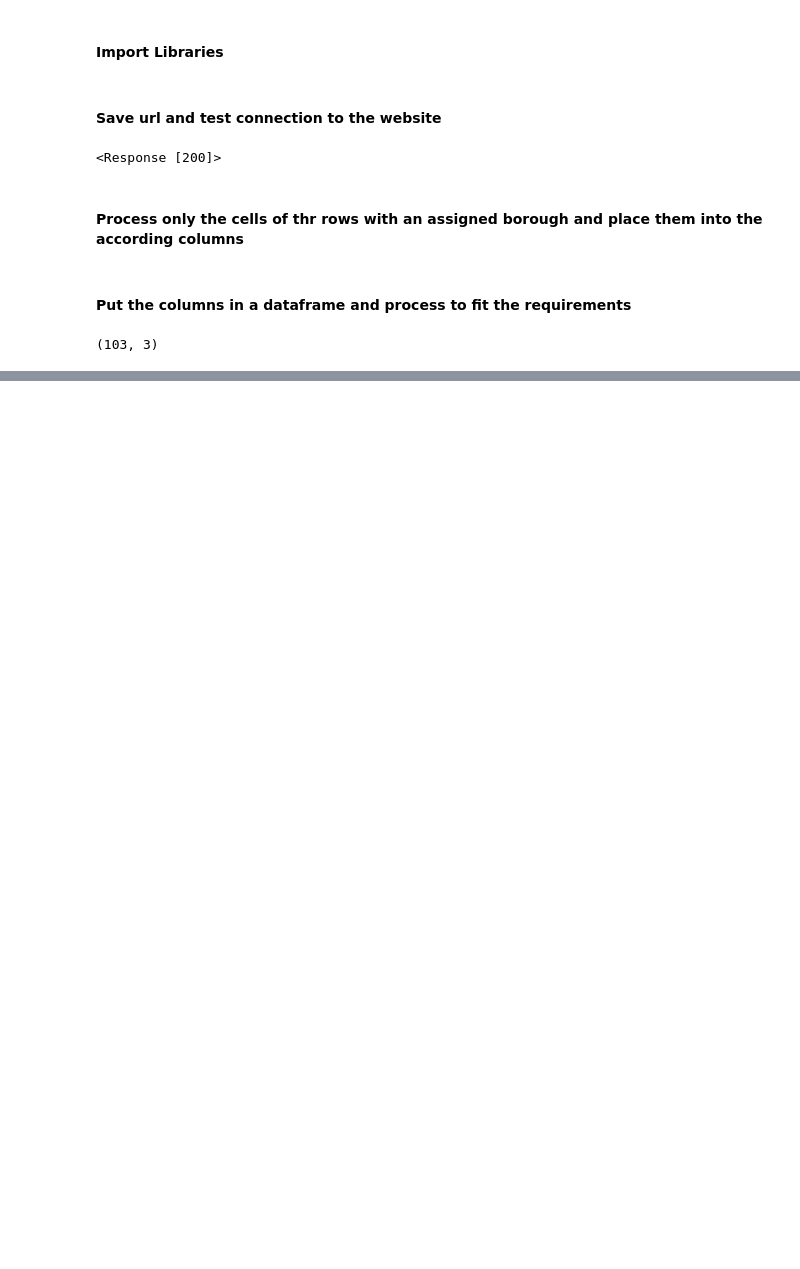
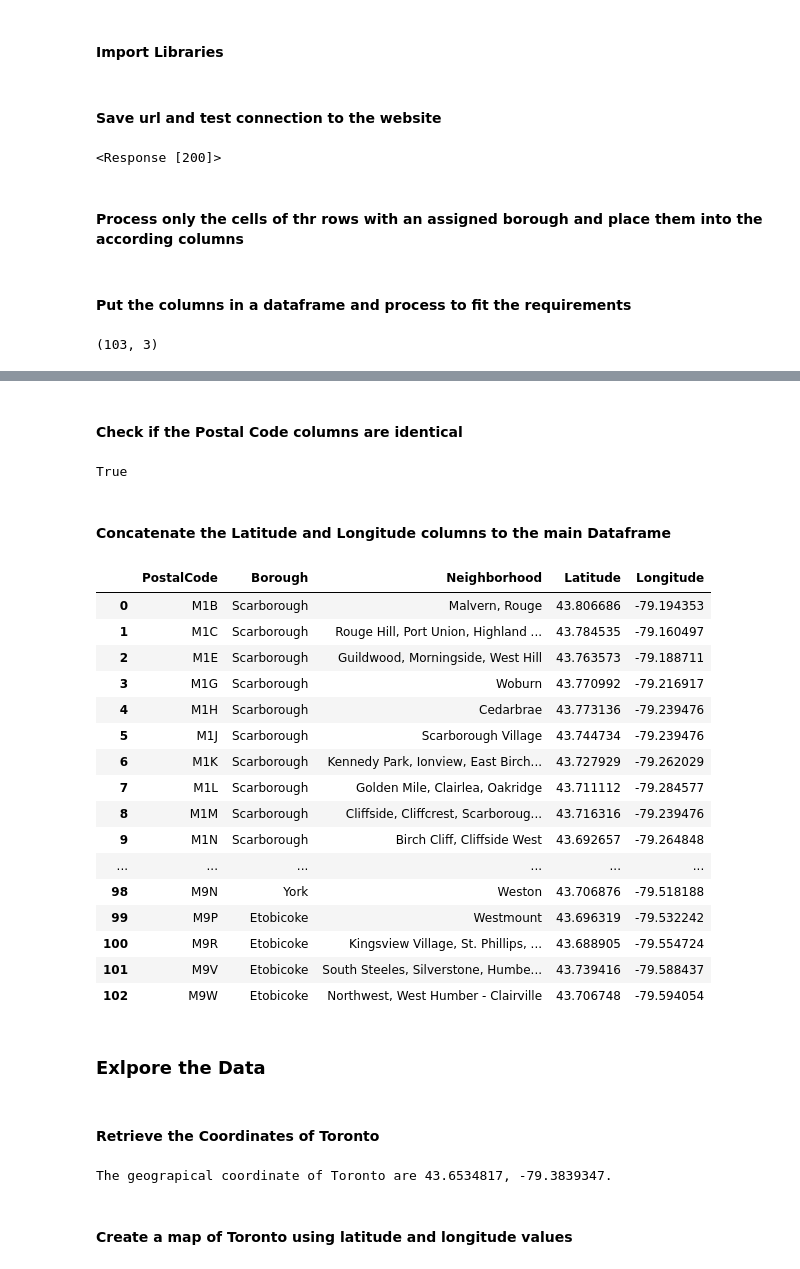
Before and after one commit to cmpt01/Coursera_Capstone, a Jupyter notebook: Segmenting and Clustering Neighborhoods in Toronto.ipynb, the cells around one changed output, grey strips where cells are left out. Cells and saved outputs as stored; diff of their text form; code cells hidden in the pictures; blank space fills up the shorter version.

```diff
--- a/Segmenting and Clustering Neighborhoods in Toronto.ipynb
+++ b/Segmenting and Clustering Neighborhoods in Toronto.ipynb
@@ -5,8 +5,20 @@
 # %%
 import numpy as np # library to handle data in a vectorized manner
 import pandas as pd # library for data analsysis
+pd.set_option('display.max_columns', None)
+pd.set_option('display.max_rows', None)
+
+import json # library to handle JSON files
+from pandas import json_normalize # tranform JSON file into a pandas dataframe
 import requests # library for performing HTTP requests
 from bs4 import BeautifulSoup # library for xml & html scrapping
+from sklearn.cluster import KMeans # import k-means from clustering stage
+from geopy.geocoders import Nominatim # convert an address into latitude and longitude values
+import folium # map rendering library
+
+# Matplotlib and associated plotting modules
+import matplotlib.cm as cm
+import matplotlib.colors as colors
 # %% [markdown]
 #### Save url and test  connection to the website
 # %%
@@ -60,6 +72,10 @@ df = df.replace('\n','', regex=True)
 for index, row in df.iterrows():
     if row['Neighborhood'] == 'Not assigned':
         row['Neighborhood'] = row['Borough']
+
+# The data should be sorted so that we can later perform a correct concatenation
+df = df.sort_values(by = 'PostalCode')
+df = df.reset_index(drop = True)
 # %%
 df.shape
 # %% [output]
@@ -66,0 +87,49 @@ df.shape
+# %%
+lat_long = pd.read_csv("https://cocl.us/Geospatial_data")
+# %% [markdown]
+#### Check if the Postal Code columns are identical
+# %%
+df['PostalCode'].equals(lat_long['Postal Code'])
+# %% [output]
+True
+# %% [markdown]
+#### Concatenate the Latitude and Longitude columns to the main Dataframe
+# %%
+df["Latitude"] = lat_long["Latitude"]
+df["Longitude"] = lat_long["Longitude"]
+# %%
+df
+# %% [output]
+|  | PostalCode | Borough | Neighborhood | Latitude | Longitude |
+| 0 | M1B | Scarborough | Malvern, Rouge | 43.806686 | -79.194353 |
+| 1 | M1C | Scarborough | Rouge Hill, Port Union, Highland ... | 43.784535 | -79.160497 |
+| 2 | M1E | Scarborough | Guildwood, Morningside, West Hill | 43.763573 | -79.188711 |
+| 3 | M1G | Scarborough | Woburn | 43.770992 | -79.216917 |
+| 4 | M1H | Scarborough | Cedarbrae | 43.773136 | -79.239476 |
+| 5 | M1J | Scarborough | Scarborough Village | 43.744734 | -79.239476 |
+| 6 | M1K | Scarborough | Kennedy Park, Ionview, East Birch... | 43.727929 | -79.262029 |
+| 7 | M1L | Scarborough | Golden Mile, Clairlea, Oakridge | 43.711112 | -79.284577 |
+| 8 | M1M | Scarborough | Cliffside, Cliffcrest, Scarboroug... | 43.716316 | -79.239476 |
+| 9 | M1N | Scarborough | Birch Cliff, Cliffside West | 43.692657 | -79.264848 |
+| ... | ... | ... | ... | ... | ... |
+| 98 | M9N | York | Weston | 43.706876 | -79.518188 |
+| 99 | M9P | Etobicoke | Westmount | 43.696319 | -79.532242 |
+| 100 | M9R | Etobicoke | Kingsview Village, St. Phillips, ... | 43.688905 | -79.554724 |
+| 101 | M9V | Etobicoke | South Steeles, Silverstone, Humbe... | 43.739416 | -79.588437 |
+| 102 | M9W | Etobicoke | Northwest, West Humber - Clairville | 43.706748 | -79.594054 |
+# %% [markdown]
+### Exlpore the Data
+# %% [markdown]
+#### Retrieve the Coordinates of Toronto
+# %%
+address  = 'Toronto, CA'
+
+geolocator = Nominatim(user_agent="http")
+location = geolocator.geocode(address)
+latitude = location.latitude
+longitude = location.longitude
+print('The geograpical coordinate of Toronto are {}, {}.'.format(latitude, longitude))
+# %% [output]
+The geograpical coordinate of Toronto are 43.6534817, -79.3839347.
+# %% [markdown]
+#### Create a map of Toronto using latitude and longitude values
```
Also changed, not shown: parts of 52 cells of this notebook.
